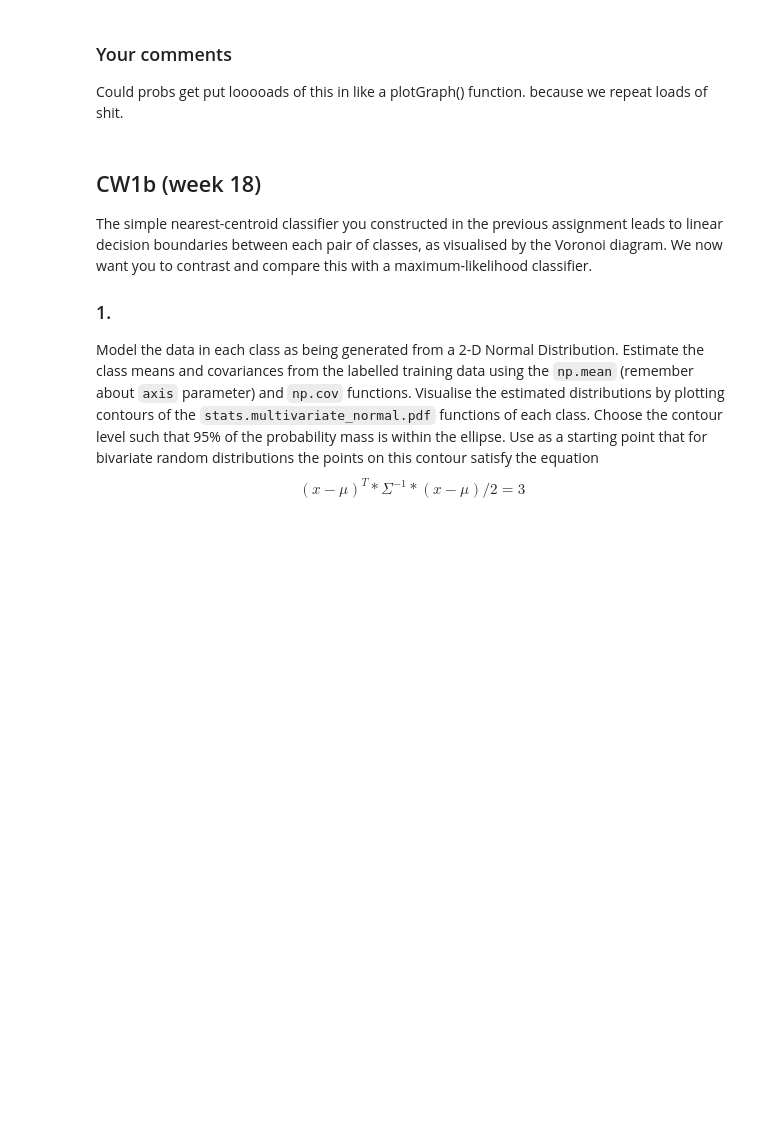
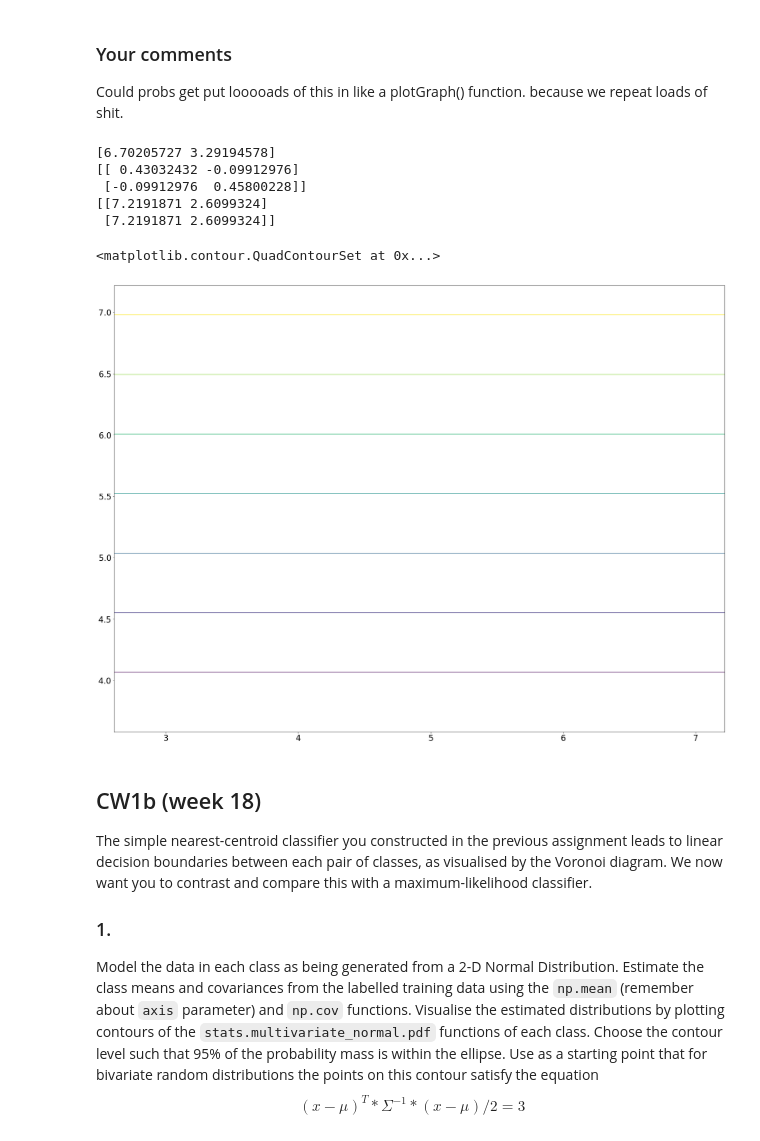
Before and after one commit to ainsleyrutterford/Clustering-and-Classifying-Data, a Jupyter notebook: cw1.ipynb, the cells around one changed output. Drawn from its saved outputs; the diff is of its cells as text; code cells hidden in the pictures; blank space fills up the shorter version.

```diff
--- a/cw1.ipynb
+++ b/cw1.ipynb
@@ -208,6 +208,25 @@ plt.show()
 ### Your comments ###
 
 Could probs get put looooads of this in like a plotGraph() function. because we repeat loads of shit.
+# %%
+# Finding mean and covariance of cluster1
+u1 = np.mean(cluster1, axis=0)
+C1 = np.cov(cluster1.T)
+
+X1, Y1 = np.meshgrid(cluster1[0,:], cluster1[1,:])
+Z1 = stats.multivariate_normal.pdf([X1, Y1], mean=u1, cov=C1)
+
+plt.contour(X1, Y1, Z1)
+
+# help(stats.multivariate_normal.pdf)
+# %% [output]
+[6.70205727 3.29194578]
+[[ 0.43032432 -0.09912976]
+ [-0.09912976  0.45800228]]
+[[7.2191871 2.6099324]
+ [7.2191871 2.6099324]]
+<matplotlib.contour.QuadContourSet at 0x...>
+[figure, added]
 # %% [markdown]
 ## CW1b (week 18) ##
 The simple nearest-centroid classifier you constructed in the previous assignment leads to linear decision boundaries between each pair of classes, as visualised by the Voronoi diagram. We now want you to contrast and compare this with a maximum-likelihood classifier.
```
Also changed, not shown: parts of 3 cells of this notebook.
